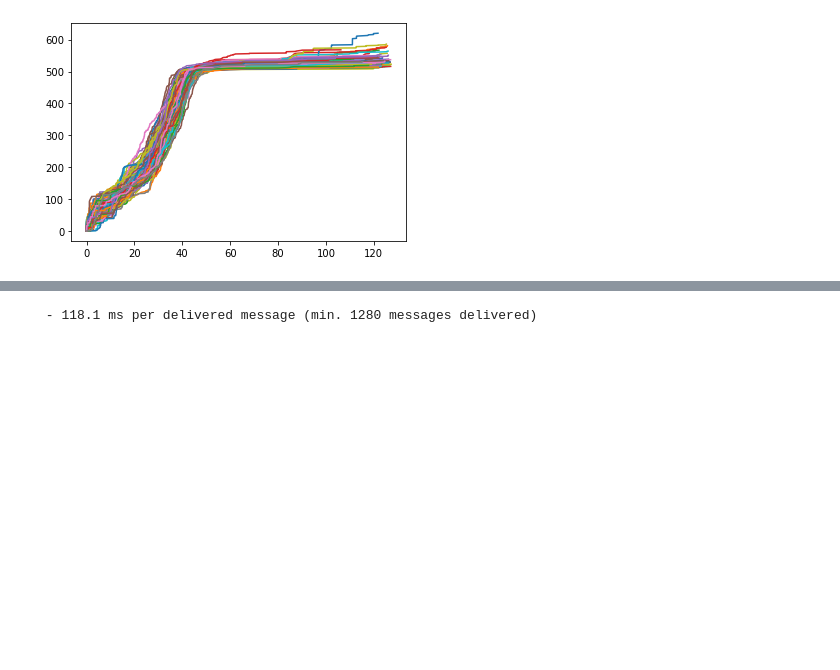
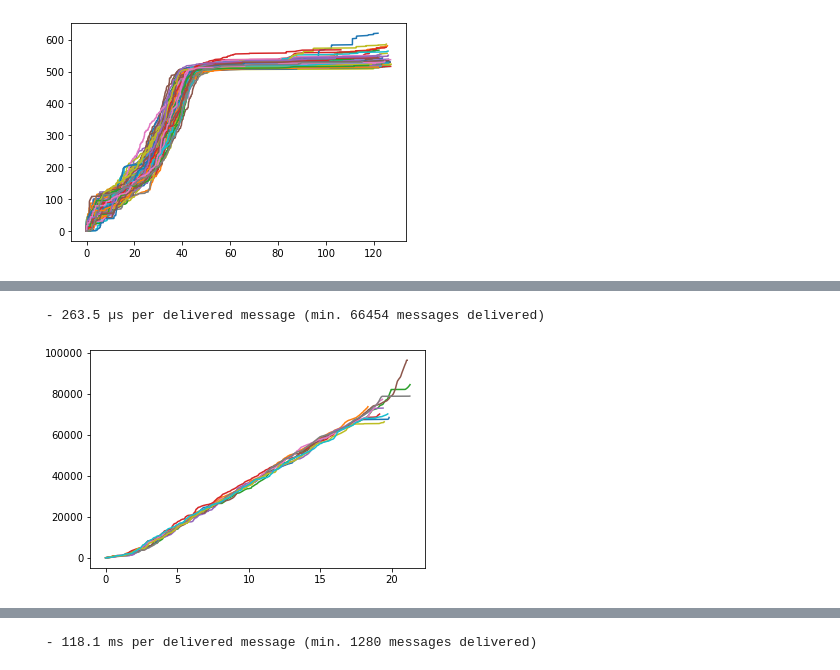
Before and after one commit to robinmamie/distributed-algorithms, a Jupyter notebook: timings.ipynb, the cells around one changed output, grey strips where cells are left out. Saved outputs shown, nothing was run; the diff lists cells and outputs as text; code cells hidden in the pictures; blank space fills up the shorter version.

```diff
--- a/timings.ipynb
+++ b/timings.ipynb
@@ -57,0 +65,5 @@ graph(2)
+# %%
+graph(10)
+# %% [output]
+ - 263.5 µs per delivered message (min. 66454 messages delivered)
+[figure, added]
```
Also changed, not shown: parts of 12 cells of this notebook, 2 other files.
